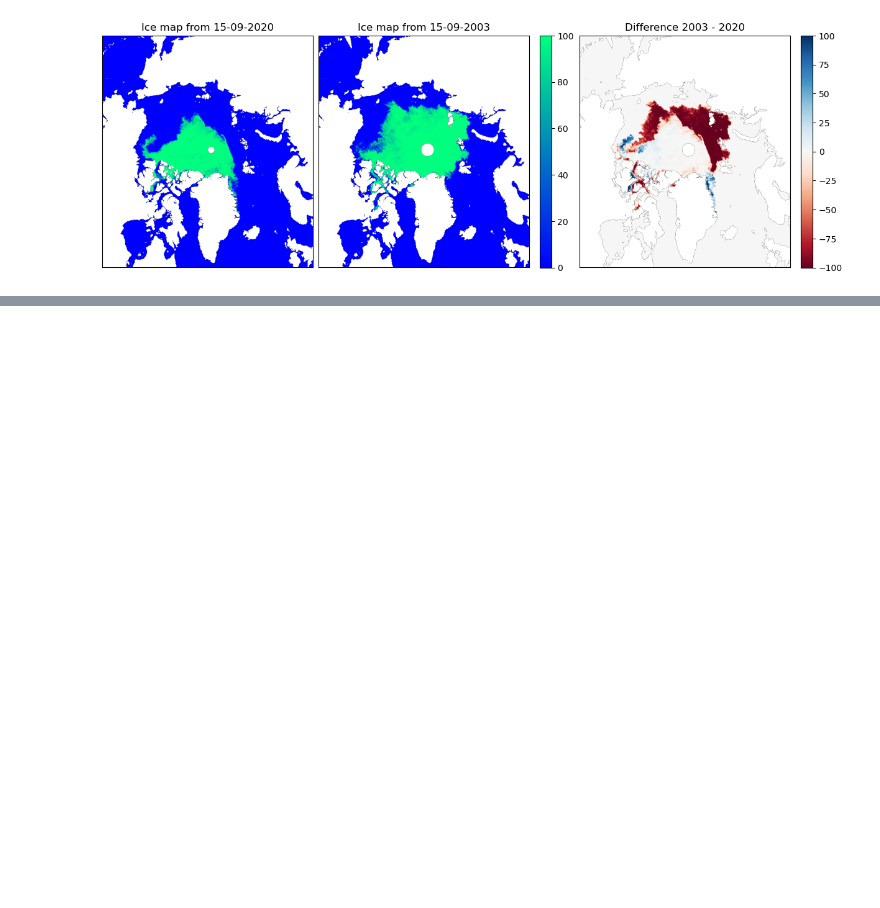
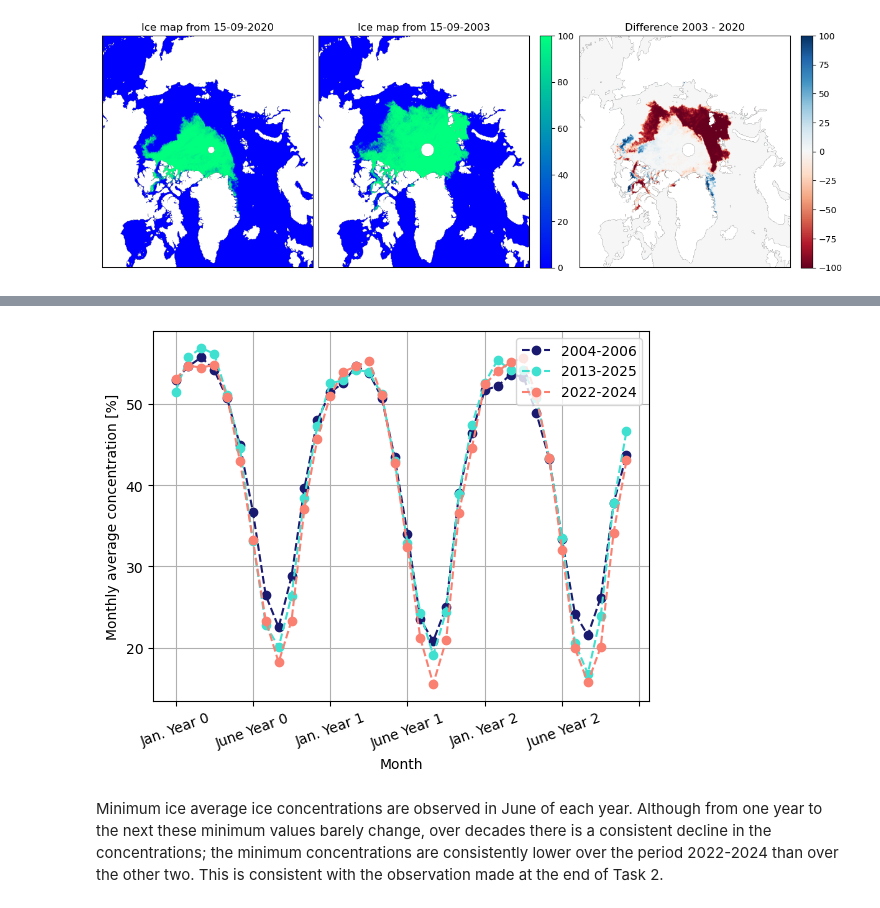
Before and after one commit to DanielDoradoMath/SciProPySS25, a Jupyter notebook: Week04/Project1-Dorado.ipynb, the cells around one changed output, grey strips where cells are left out. Drawn from its saved outputs; the diff is of its cells as text; code cells hidden in the pictures; blank space fills up the shorter version.

```diff
--- a/Week04/Project1-Dorado.ipynb
+++ b/Week04/Project1-Dorado.ipynb
@@ -281,0 +365,22 @@ plt.show()
+# %%
+tt0, concentrations_13_15 = get_avg_monthly_concentrations(2013, 2015)
+tt1, concentrations_22_24 = get_avg_monthly_concentrations(2022, 2024)
+
+plt.plot(np.array(time) - 2004, concentrations_04_06, marker='o', ls='--', color='midnightblue', label='2004-2006')
+plt.plot(tt0 - 2013, concentrations_13_15, marker='o', ls='--', color='turquoise', label = '2013-2025')
+plt.plot(tt1 - 2022, concentrations_22_24, marker='o', ls='--', color='salmon', label = '2022-2024')
+
+plt.xlabel('Month')
+plt.ylabel('Monthly average concentration [%]')
+
+xlabels = ['Jan. Year 0', 'June Year 0', 'Jan. Year 1', 'June Year 1', 'Jan. Year 2', ' June Year 2', '']
+plt.xticks(ticks=[n*0.5 for n in range(7)], labels= xlabels, rotation=20)
+
+plt.legend(loc='upper right')
+plt.grid()
+
+plt.show()
+# %% [output]
+[figure, added]
+# %% [markdown]
+Minimum ice average ice concentrations are observed in June of each year. Although from one year to the next these minimum values barely change, over decades there is a consistent decline in the concentrations; the minimum concentrations are consistently lower over the period 2022-2024 than over the other two. This is consistent with the observation made at the end of Task 2.
```
Also changed, not shown: parts of 3 cells of this notebook.
